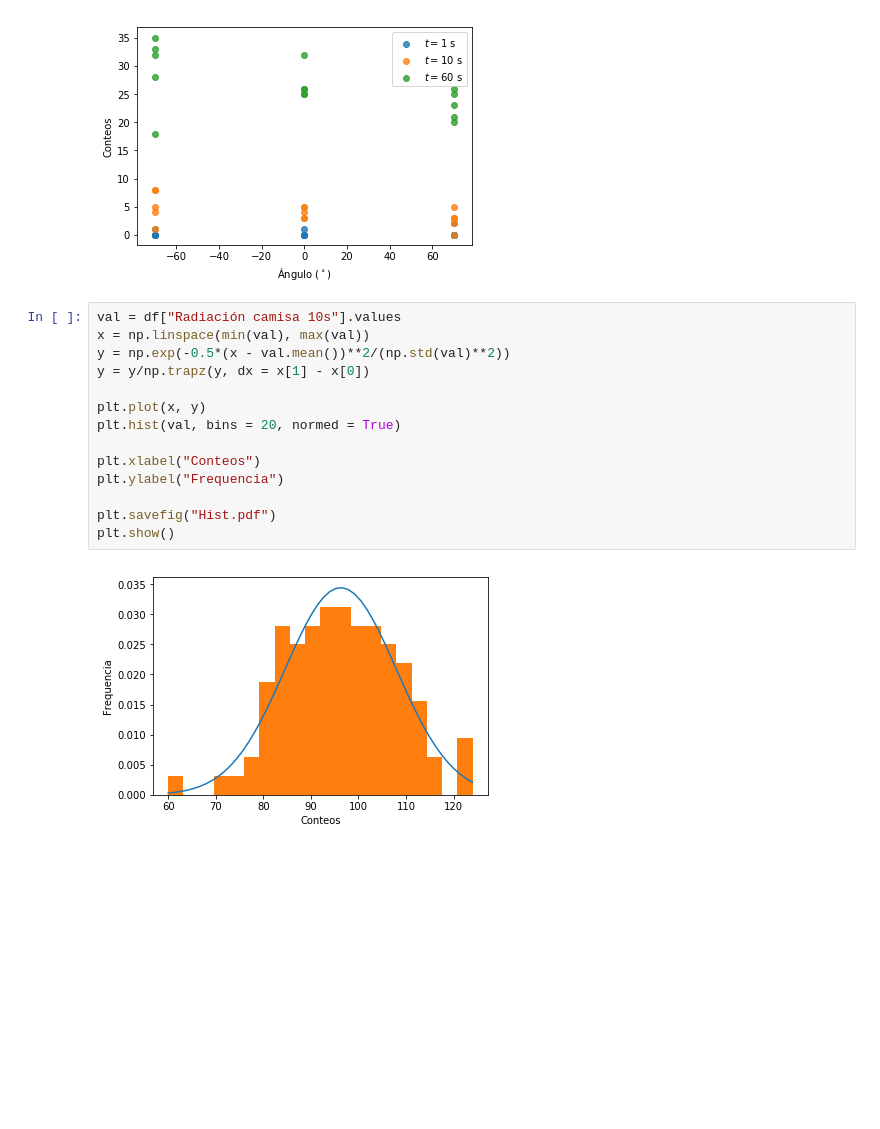
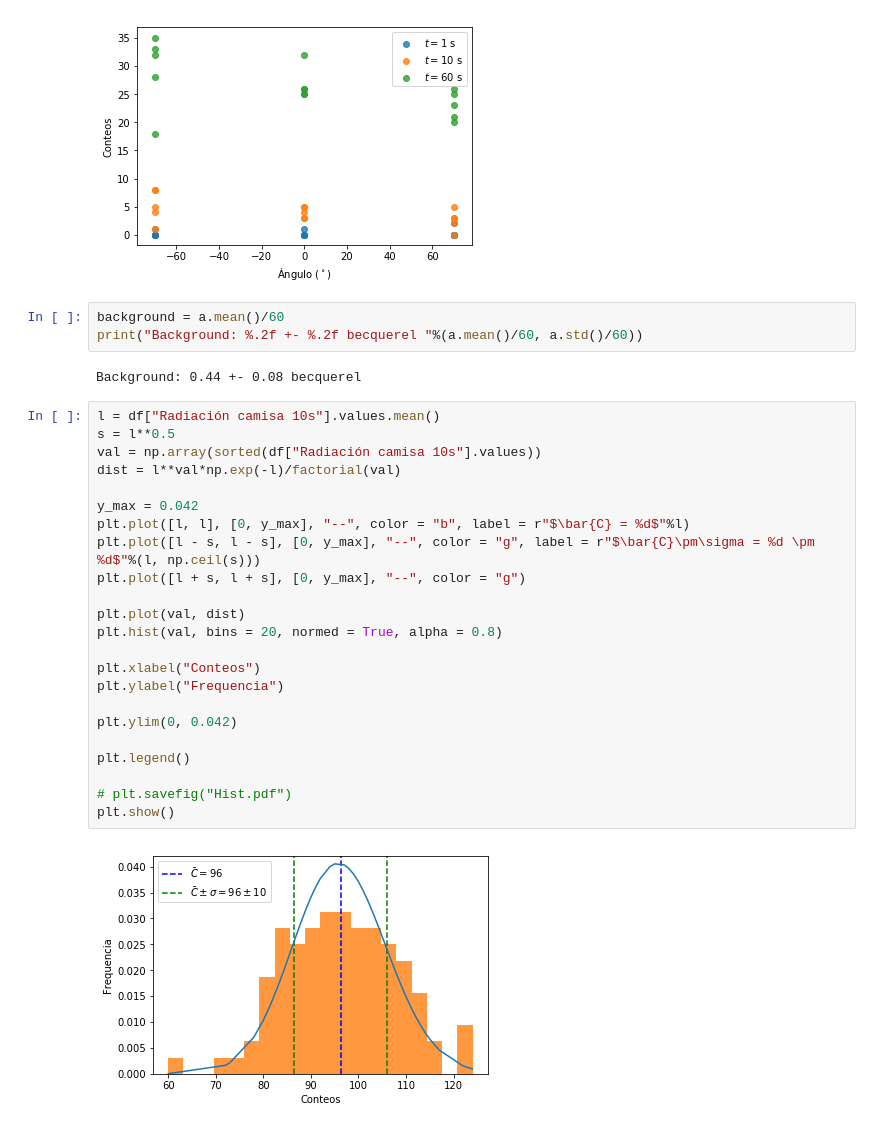
Before and after one commit to jsbarbosa/LabIntermedio, a Jupyter notebook: 1-Radiacion/Plots.ipynb, the cells around one changed output. Saved outputs shown, nothing was run; the diff lists cells and outputs as text; blank space fills up the shorter version.

Commit message:
plots

```diff
--- a/1-Radiacion/Plots.ipynb
+++ b/1-Radiacion/Plots.ipynb
@@ -44,19 +45,33 @@ plt.savefig("BackgroudAngle.pdf")
 plt.show()
 # %% [output]
 [figure]
-# %%
-val = df["Radiación camisa 10s"].values
-x = np.linspace(min(val), max(val))
-y = np.exp(-0.5*(x - val.mean())**2/(np.std(val)**2))
-y = y/np.trapz(y, dx = x[1] - x[0])
-
-plt.plot(x, y)
-plt.hist(val, bins = 20, normed = True)
-
-plt.xlabel("Conteos")
-plt.ylabel("Frequencia")
-
-plt.savefig("Hist.pdf")
-plt.show()
-# %% [output]
-[figure, removed]
+# %%
+background = a.mean()/60
+print("Background: %.2f +- %.2f becquerel "%(a.mean()/60, a.std()/60))
+# %% [output]
+Background: 0.44 +- 0.08 becquerel
+# %%
+l = df["Radiación camisa 10s"].values.mean()
+s = l**0.5
+val = np.array(sorted(df["Radiación camisa 10s"].values))
+dist = l**val*np.exp(-l)/factorial(val)
+
+y_max = 0.042
+plt.plot([l, l], [0, y_max], "--", color = "b", label = r"$\bar{C} = %d$"%l)
+plt.plot([l - s, l - s], [0, y_max], "--", color = "g", label = r"$\bar{C}\pm\sigma = %d \pm %d$"%(l, np.ceil(s)))
+plt.plot([l + s, l + s], [0, y_max], "--", color = "g")
+
+plt.plot(val, dist)
+plt.hist(val, bins = 20, normed = True, alpha = 0.8)
+
+plt.xlabel("Conteos")
+plt.ylabel("Frequencia")
+
+plt.ylim(0, 0.042)
+
+plt.legend()
+
+# plt.savefig("Hist.pdf")
+plt.show()
+# %% [output]
+[figure, added]
```
Also changed, not shown: parts of 9 cells of this notebook, 3 other files.
